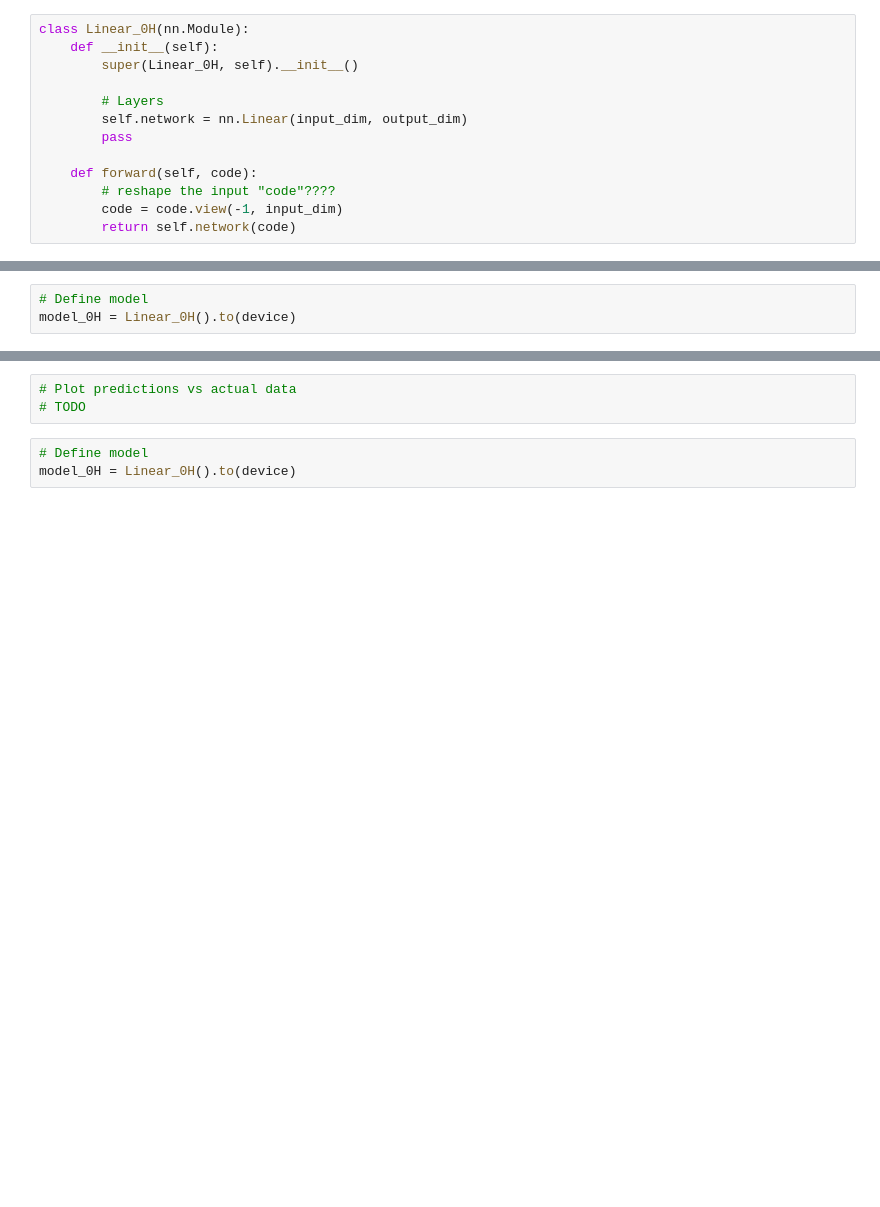
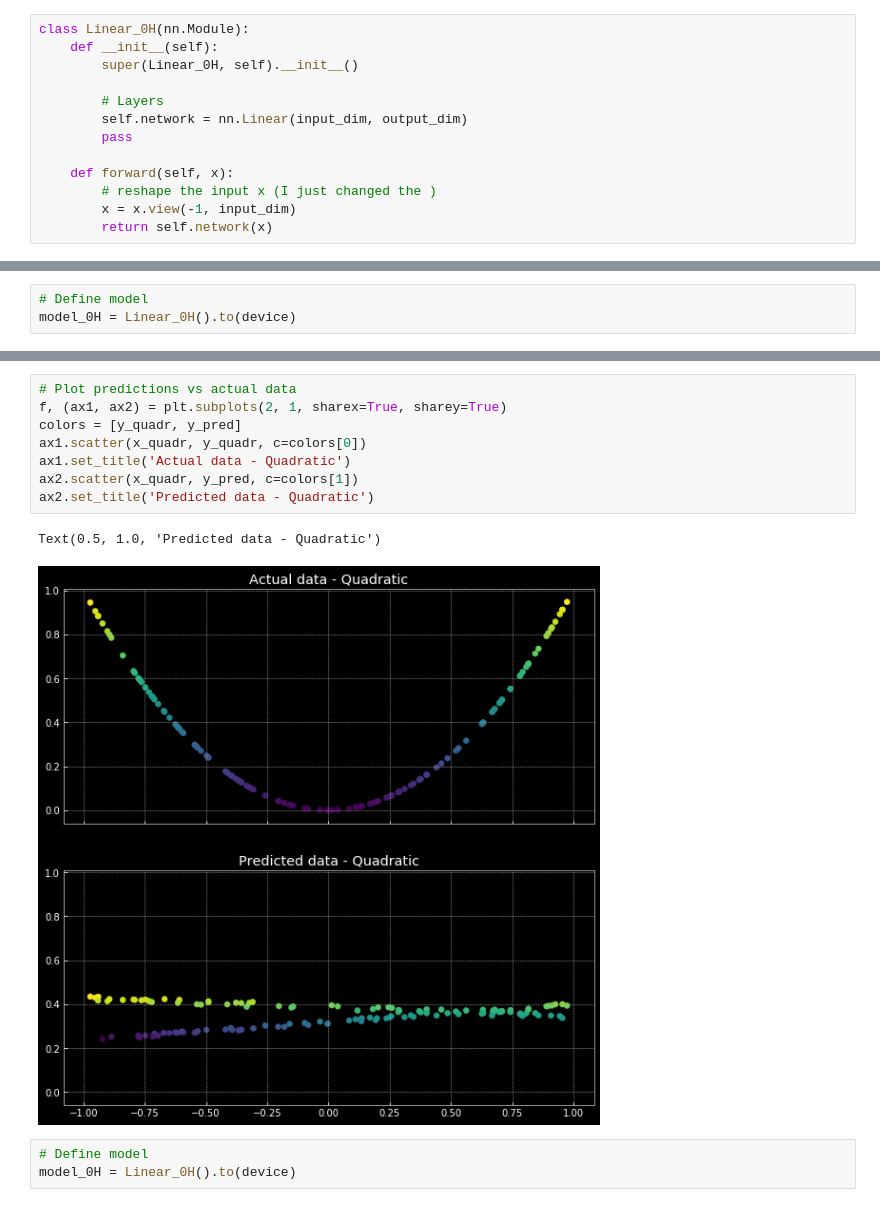
Before and after one commit to mau5Kol/DS-GA-1008, a Jupyter notebook: Assignment_2/DS-GA-1008-HW_assignment_2.ipynb, the cells around one changed output, grey strips where cells are left out. Saved outputs shown, nothing was run; the diff lists cells and outputs as text; blank space fills up the shorter version.

```diff
--- a/Assignment_2/DS-GA-1008-HW_assignment_2.ipynb
+++ b/Assignment_2/DS-GA-1008-HW_assignment_2.ipynb
@@ -194,10 +195,10 @@ class Linear_0H(nn.Module):
         self.network = nn.Linear(input_dim, output_dim)
         pass
 
-    def forward(self, code):
-        # reshape the input "code"????
-        code = code.view(-1, input_dim)
-        return self.network(code)
+    def forward(self, x):
+        # reshape the input x (I just changed the )
+        x = x.view(-1, input_dim)
+        return self.network(x)
 # %% [markdown]
 ### 2.2. One Hidden
 Define a model with a single hidden layer of size 3 and one ReLU non-linearity.
@@ -330,6 +331,14 @@ Epoch 10000 loss: 0.08131606131792068
-# %%
-# Plot predictions vs actual data
-# TODO
+# %%
+# Plot predictions vs actual data
+f, (ax1, ax2) = plt.subplots(2, 1, sharex=True, sharey=True)
+colors = [y_quadr, y_pred]
+ax1.scatter(x_quadr, y_quadr, c=colors[0])
+ax1.set_title('Actual data - Quadratic')
+ax2.scatter(x_quadr, y_pred, c=colors[1])
+ax2.set_title('Predicted data - Quadratic')
+# %% [output]
+Text(0.5, 1.0, 'Predicted data - Quadratic')
+[figure, added]
 # %%
 # Define model
 model_0H = Linear_0H().to(device)
```
Also changed, not shown: parts of 31 cells of this notebook.
